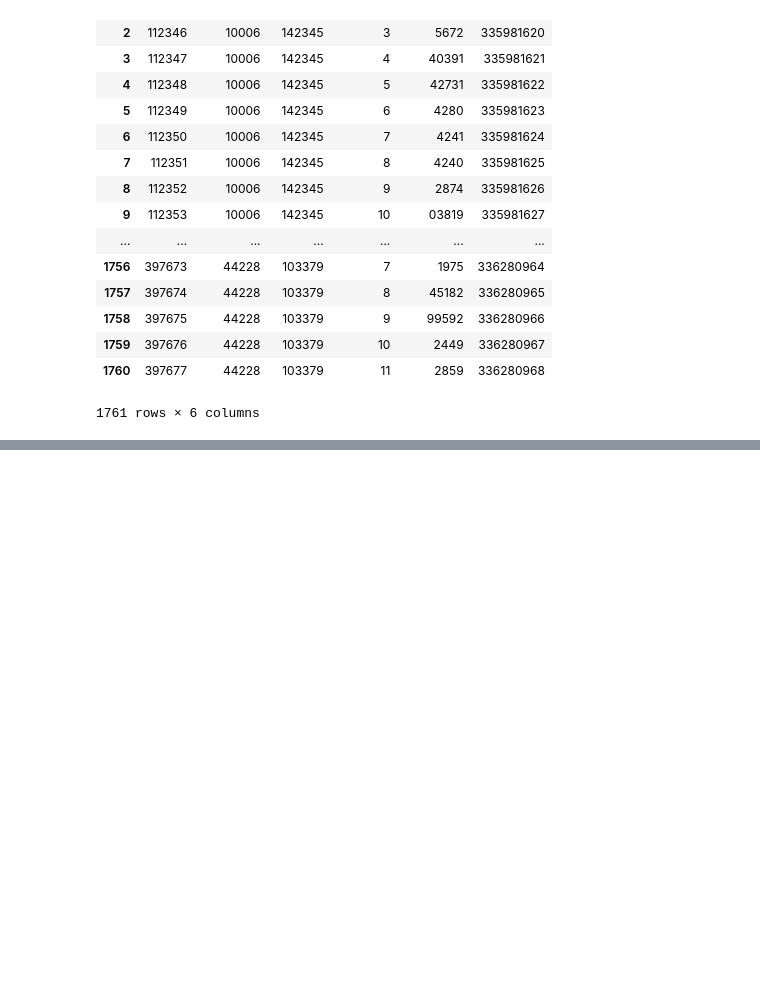
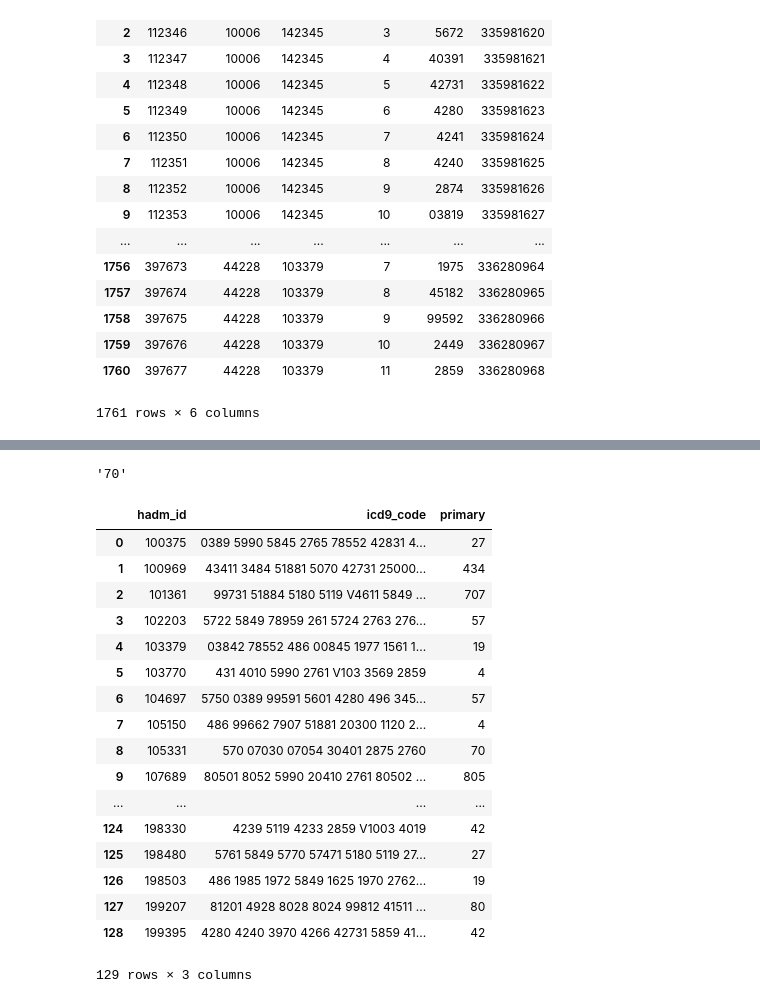
Before and after one commit to 1747956LXR/disease-network, a Jupyter notebook: data/diagnoses_icd.ipynb, the cells around one changed output, grey strips where cells are left out. Saved outputs shown, nothing was run; the diff lists cells and outputs as text; code cells hidden in the pictures; blank space fills up the shorter version.

```diff
--- a/data/diagnoses_icd.ipynb
+++ b/data/diagnoses_icd.ipynb
@@ -23,3 +23,8 @@ diagnoses_icd
 | 1759 | 397676 | 44228 | 103379 | 10 | 2449 | 336280967 |
 | 1760 | 397677 | 44228 | 103379 | 11 | 2859 | 336280968 |
 1761 rows × 6 columns
+# %%
+diagnoses_icd = diagnoses_icd.loc[:, ["hadm_id", "icd9_code"]]
+# %%
+diagnoses_icd = diagnoses_icd.groupby('hadm_id')['icd9_code'].apply(' '.join).reset_index()
+diagnoses_icd
@@ -25,0 +50,33 @@ diagnoses_icd
+# %%
+def primary(codes: str) -> str:
+    lst = codes.split()
+    lst = [code[:-2].lstrip('0') for code in lst]
+    return max(lst, key=lst.count)
+
+codes = "570 07030 07054 30401 2875 2760"
+primary(codes)
+# %% [output]
+'70'
+# %%
+diagnoses_icd["primary"] = diagnoses_icd["icd9_code"].map(primary)
+# %%
+diagnoses_icd
+# %% [output]
+|  | hadm_id | icd9_code | primary |
+| 0 | 100375 | 0389 5990 5845 2765 78552 42831 4... | 27 |
+| 1 | 100969 | 43411 3484 51881 5070 42731 25000... | 434 |
+| 2 | 101361 | 99731 51884 5180 5119 V4611 5849 ... | 707 |
+| 3 | 102203 | 5722 5849 78959 261 5724 2763 276... | 57 |
+| 4 | 103379 | 03842 78552 486 00845 1977 1561 1... | 19 |
+| 5 | 103770 | 431 4010 5990 2761 V103 3569 2859 | 4 |
+| 6 | 104697 | 5750 0389 99591 5601 4280 496 345... | 57 |
+| 7 | 105150 | 486 99662 7907 51881 20300 1120 2... | 4 |
+| 8 | 105331 | 570 07030 07054 30401 2875 2760 | 70 |
+| 9 | 107689 | 80501 8052 5990 20410 2761 80502 ... | 805 |
+| ... | ... | ... | ... |
+| 124 | 198330 | 4239 5119 4233 2859 V1003 4019 | 42 |
+| 125 | 198480 | 5761 5849 5770 57471 5180 5119 27... | 27 |
+| 126 | 198503 | 486 1985 1972 5849 1625 1970 2762... | 19 |
+| 127 | 199207 | 81201 4928 8028 8024 99812 41511 ... | 80 |
+| 128 | 199395 | 4280 4240 3970 4266 42731 5859 41... | 42 |
+129 rows × 3 columns
```
Also changed, not shown: parts of 2 cells of this notebook, 7 other files.
